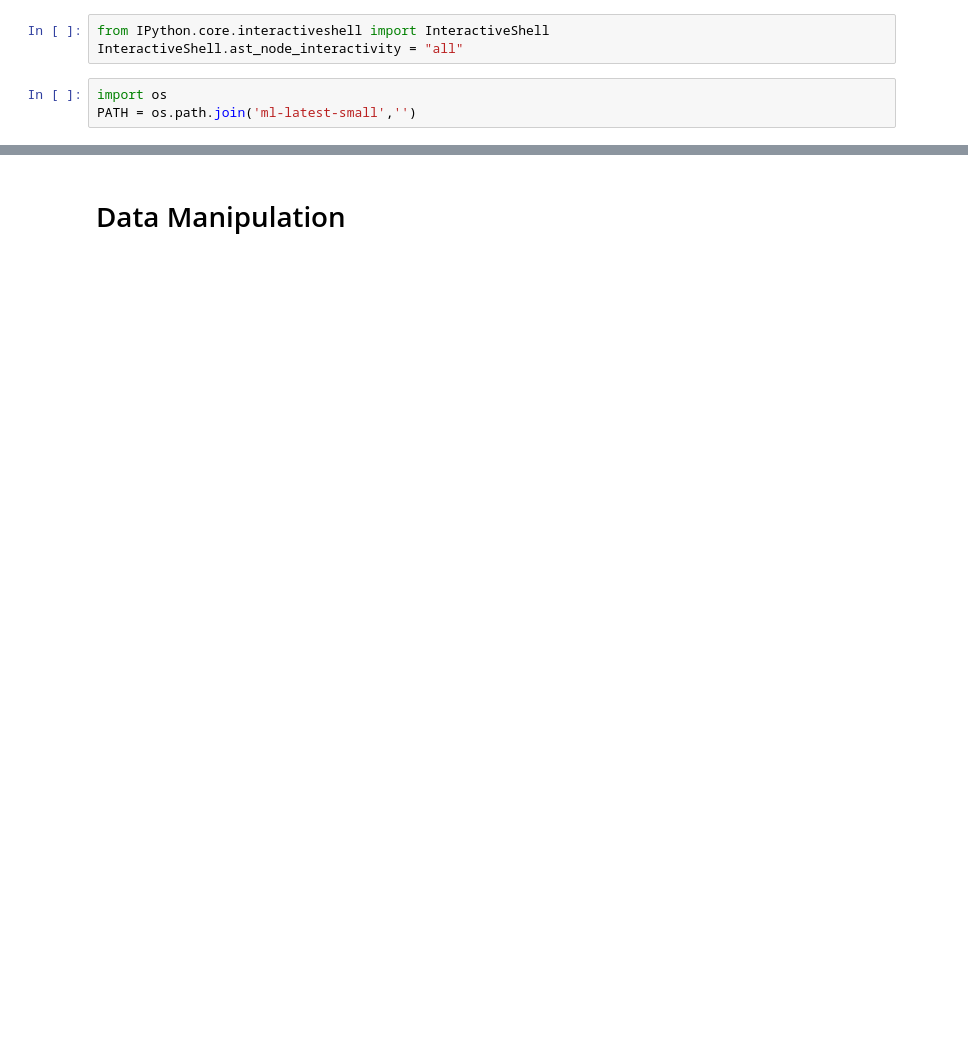
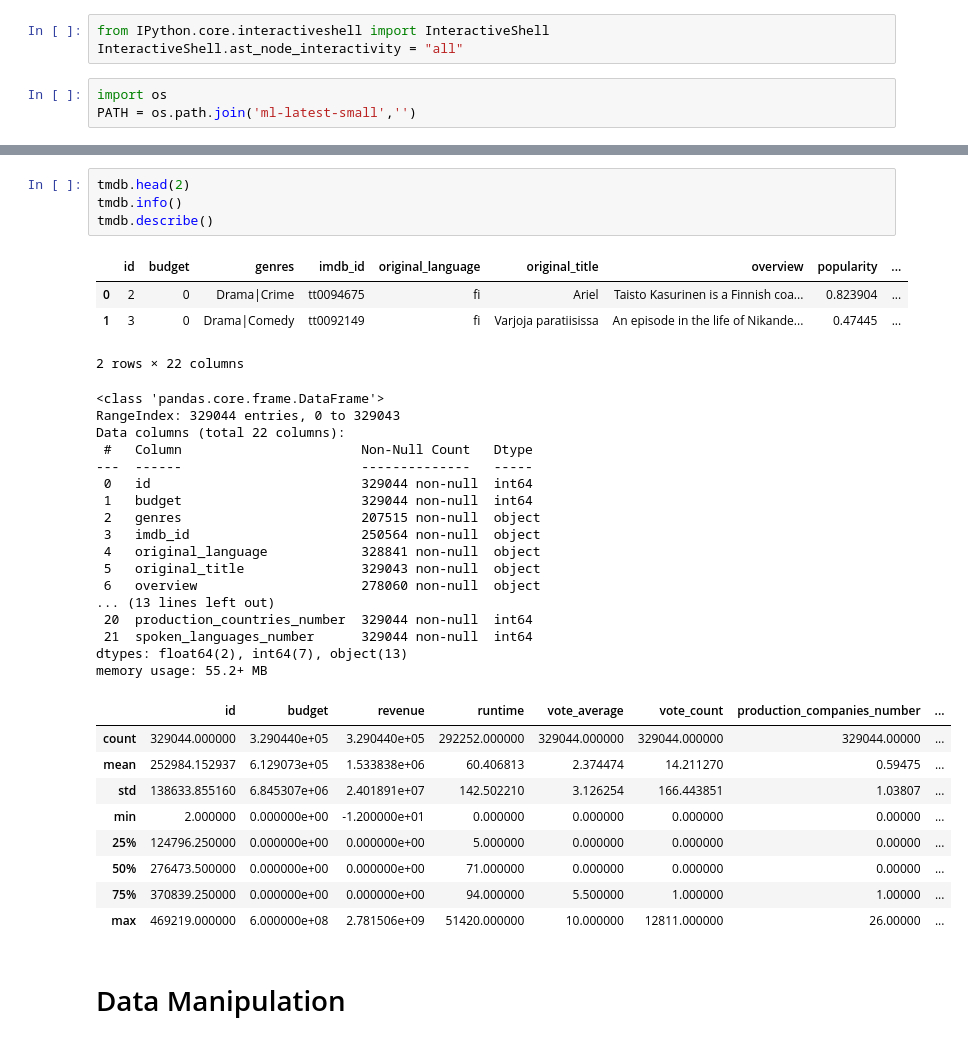
Before and after one commit to brianmai/Movie-Recommender-System, a Jupyter notebook: STAT684 Movie Recommender System Final.ipynb, the cells around one changed output, grey strips where cells are left out. Saved outputs shown, nothing was run; the diff lists cells and outputs as text; blank space fills up the shorter version.

```diff
--- a/STAT684 Movie Recommender System Final.ipynb
+++ b/STAT684 Movie Recommender System Final.ipynb
@@ -34,3 +182,38 @@ ratings = pd.read_csv(PATH + 'ratings.csv', low_memory=False)
+# %%
+tmdb.head(2)
+tmdb.info()
+tmdb.describe()
+# %% [output]
+|  | id | budget | genres | imdb_id | original_language | original_title | overview | popularity | ... |
+| 0 | 2 | 0 | Drama|Crime | tt0094675 | fi | Ariel | Taisto Kasurinen is a Finnish coa... | 0.823904 | ... |
+| 1 | 3 | 0 | Drama|Comedy | tt0092149 | fi | Varjoja paratiisissa | An episode in the life of Nikande... | 0.47445 | ... |
+2 rows × 22 columns
+<class 'pandas.core.frame.DataFrame'>
+RangeIndex: 329044 entries, 0 to 329043
+Data columns (total 22 columns):
+ #   Column                       Non-Null Count   Dtype
+---  ------                       --------------   -----
+ 0   id                           329044 non-null  int64
+ 1   budget                       329044 non-null  int64
+ 2   genres                       207515 non-null  object
+ 3   imdb_id                      250564 non-null  object
+ 4   original_language            328841 non-null  object
+ 5   original_title               329043 non-null  object
+ 6   overview                     278060 non-null  object
+... (13 lines left out)
+ 20  production_countries_number  329044 non-null  int64
+ 21  spoken_languages_number      329044 non-null  int64
+dtypes: float64(2), int64(7), object(13)
+memory usage: 55.2+ MB
+|  | id | budget | revenue | runtime | vote_average | vote_count | production_companies_number | ... |
+| count | 329044.000000 | 3.290440e+05 | 3.290440e+05 | 292252.000000 | 329044.000000 | 329044.000000 | 329044.00000 | ... |
+| mean | 252984.152937 | 6.129073e+05 | 1.533838e+06 | 60.406813 | 2.374474 | 14.211270 | 0.59475 | ... |
+| std | 138633.855160 | 6.845307e+06 | 2.401891e+07 | 142.502210 | 3.126254 | 166.443851 | 1.03807 | ... |
+| min | 2.000000 | 0.000000e+00 | -1.200000e+01 | 0.000000 | 0.000000 | 0.000000 | 0.00000 | ... |
+| 25% | 124796.250000 | 0.000000e+00 | 0.000000e+00 | 5.000000 | 0.000000 | 0.000000 | 0.00000 | ... |
+| 50% | 276473.500000 | 0.000000e+00 | 0.000000e+00 | 71.000000 | 0.000000 | 0.000000 | 0.00000 | ... |
+| 75% | 370839.250000 | 0.000000e+00 | 0.000000e+00 | 94.000000 | 5.500000 | 1.000000 | 1.00000 | ... |
+| max | 469219.000000 | 6.000000e+08 | 2.781506e+09 | 51420.000000 | 10.000000 | 12811.000000 | 26.00000 | ... |
 # %% [markdown]
 # Data Manipulation
 # %%
```
Also changed, not shown: parts of 10 cells of this notebook.
